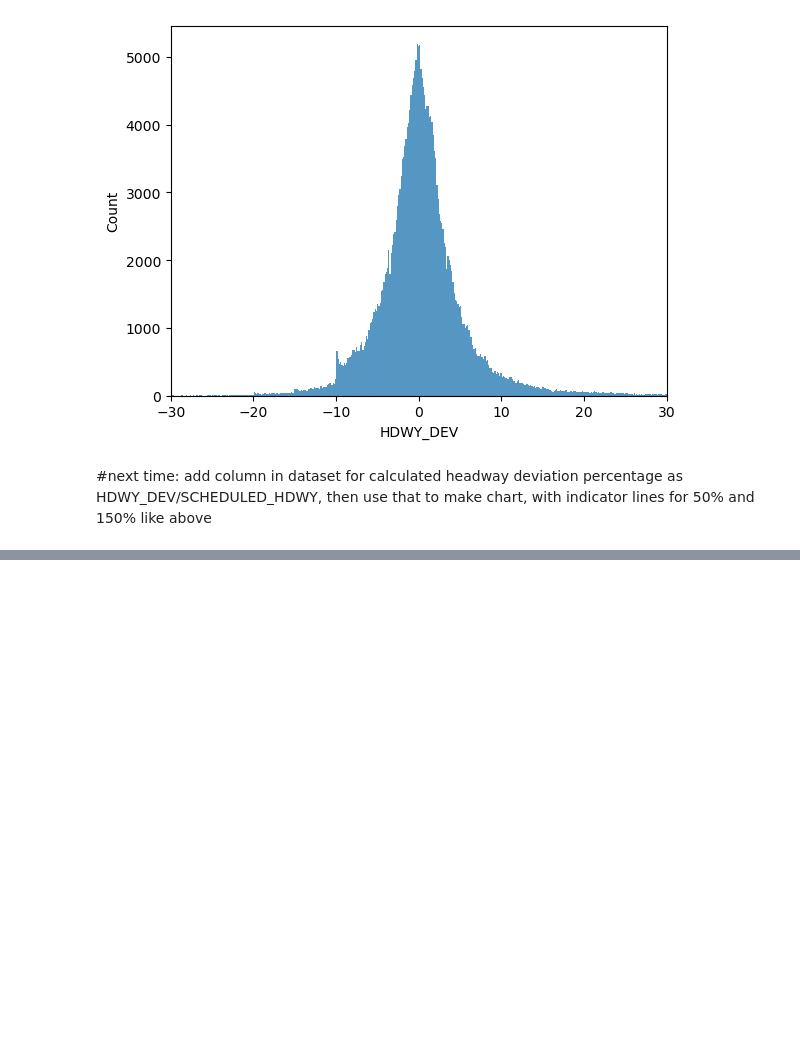
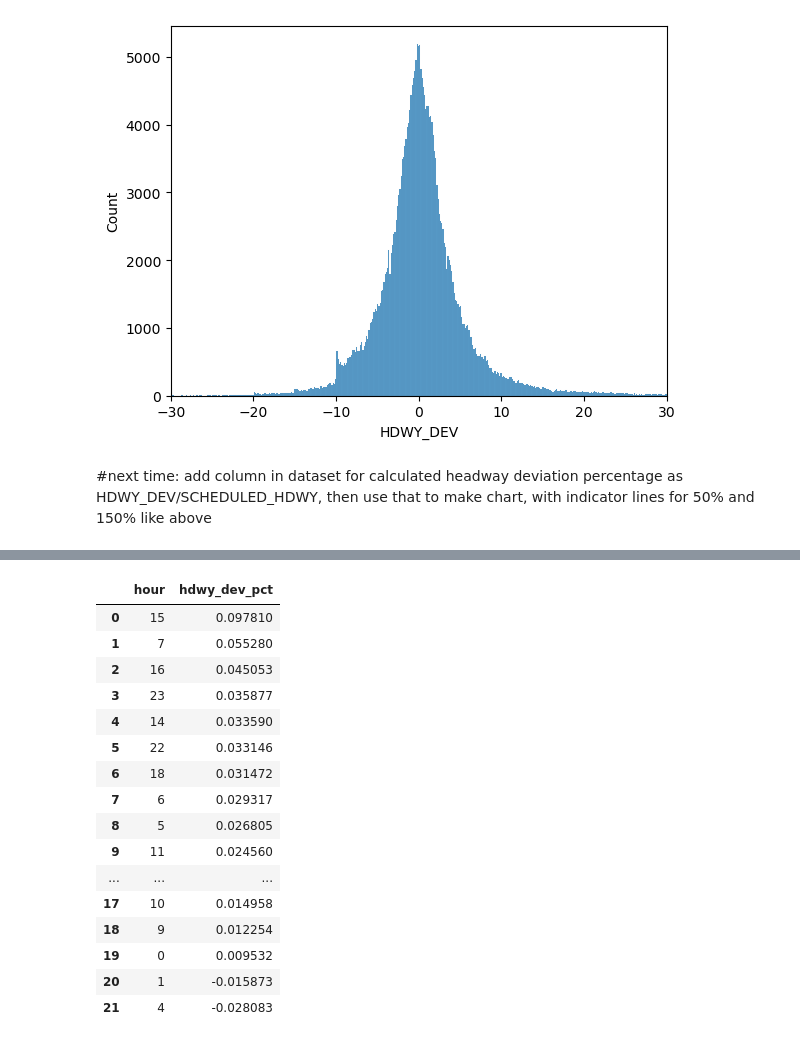
Before and after one commit to NSS-Data-Analytics-Cohort-11/wego-the-great-khans, a Jupyter notebook: notebooks/WeGo exploration.ipynb, the cells around one changed output, grey strips where cells are left out. Saved outputs shown, nothing was run; the diff lists cells and outputs as text; code cells hidden in the pictures; blank space fills up the shorter version.

```diff
--- a/notebooks/WeGo exploration.ipynb
+++ b/notebooks/WeGo exploration.ipynb
@@ -406,0 +676,6 @@ prev_stop_cancelled
+# %%
+#converting columns to datetime
+clean_hdway['SCHEDULED_TIME'] = pd.to_datetime(clean_hdway['SCHEDULED_TIME'])
+clean_hdway['ACTUAL_ARRIVAL_TIME'] = pd.to_datetime(clean_hdway['ACTUAL_ARRIVAL_TIME'])
+clean_hdway['ACTUAL_DEPARTURE_TIME'] = pd.to_datetime(clean_hdway['ACTUAL_DEPARTURE_TIME'])
+clean_hdway.info()
@@ -406,0 +715,2 @@ prev_stop_cancelled
+# %%
+clean_hdway['day_name'] = clean_hdway['SCHEDULED_TIME'].dt.day_name()
@@ -406,0 +723,3 @@ prev_stop_cancelled
+# %%
+clean_hdway = clean_hdway.drop('DAY_OF_WEEK', axis=1)
+clean_hdway
@@ -406,0 +780,3 @@ prev_stop_cancelled
+# %%
+clean_hdway['hour'] = clean_hdway['SCHEDULED_TIME'].dt.hour
+clean_hdway
@@ -406,0 +802,20 @@ prev_stop_cancelled
+# %%
+clean_hdway.groupby('hour').hdwy_dev_pct.mean().sort_values(ascending=False).reset_index()
+# %% [output]
+|  | hour | hdwy_dev_pct |
+| 0 | 15 | 0.097810 |
+| 1 | 7 | 0.055280 |
+| 2 | 16 | 0.045053 |
+| 3 | 23 | 0.035877 |
+| 4 | 14 | 0.033590 |
+| 5 | 22 | 0.033146 |
+| 6 | 18 | 0.031472 |
+| 7 | 6 | 0.029317 |
+| 8 | 5 | 0.026805 |
+| 9 | 11 | 0.024560 |
+| ... | ... | ... |
+| 17 | 10 | 0.014958 |
+| 18 | 9 | 0.012254 |
+| 19 | 0 | 0.009532 |
+| 20 | 1 | -0.015873 |
+| 21 | 4 | -0.028083 |
```
Also changed, not shown: parts of 70 cells of this notebook, 1 other file.
